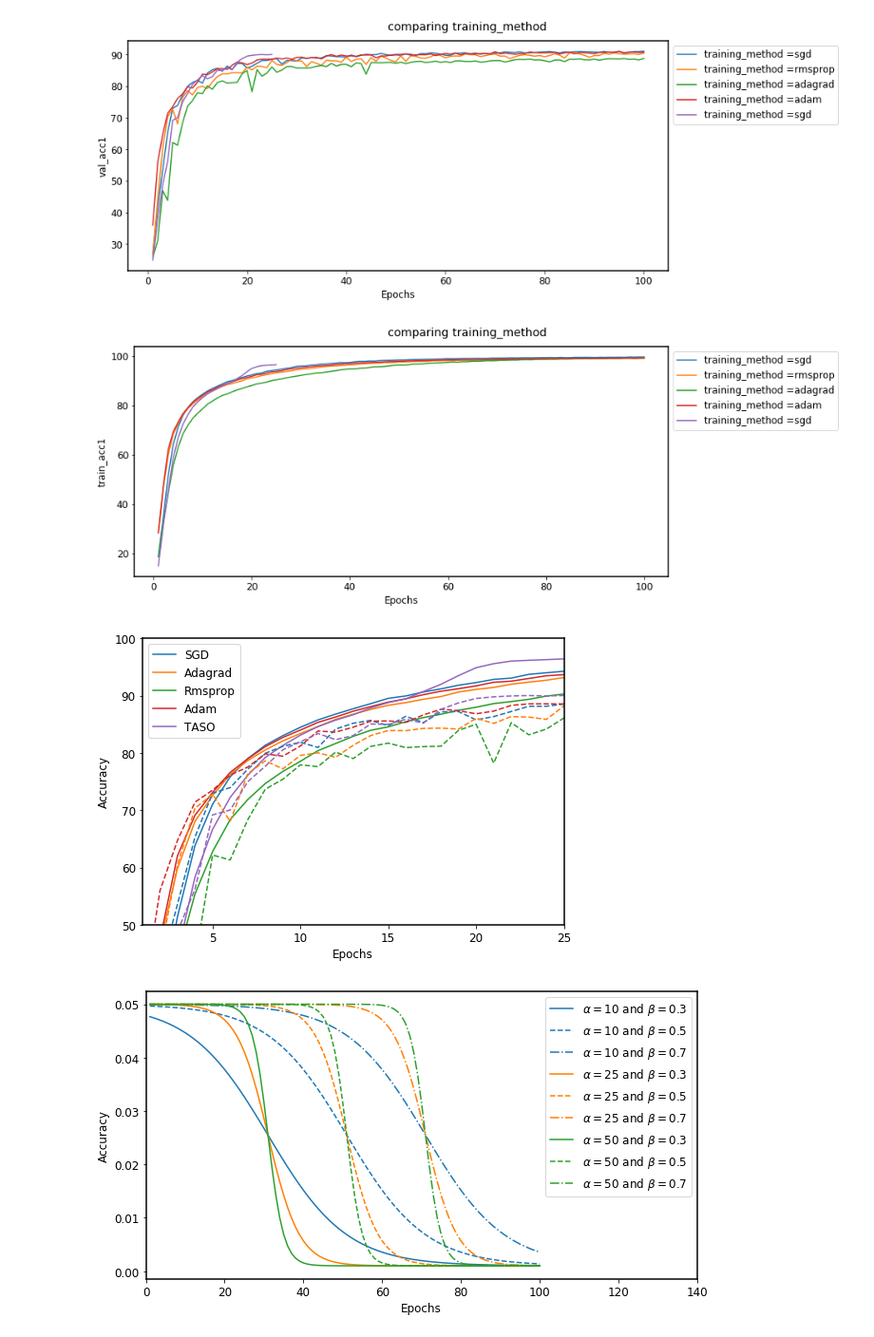
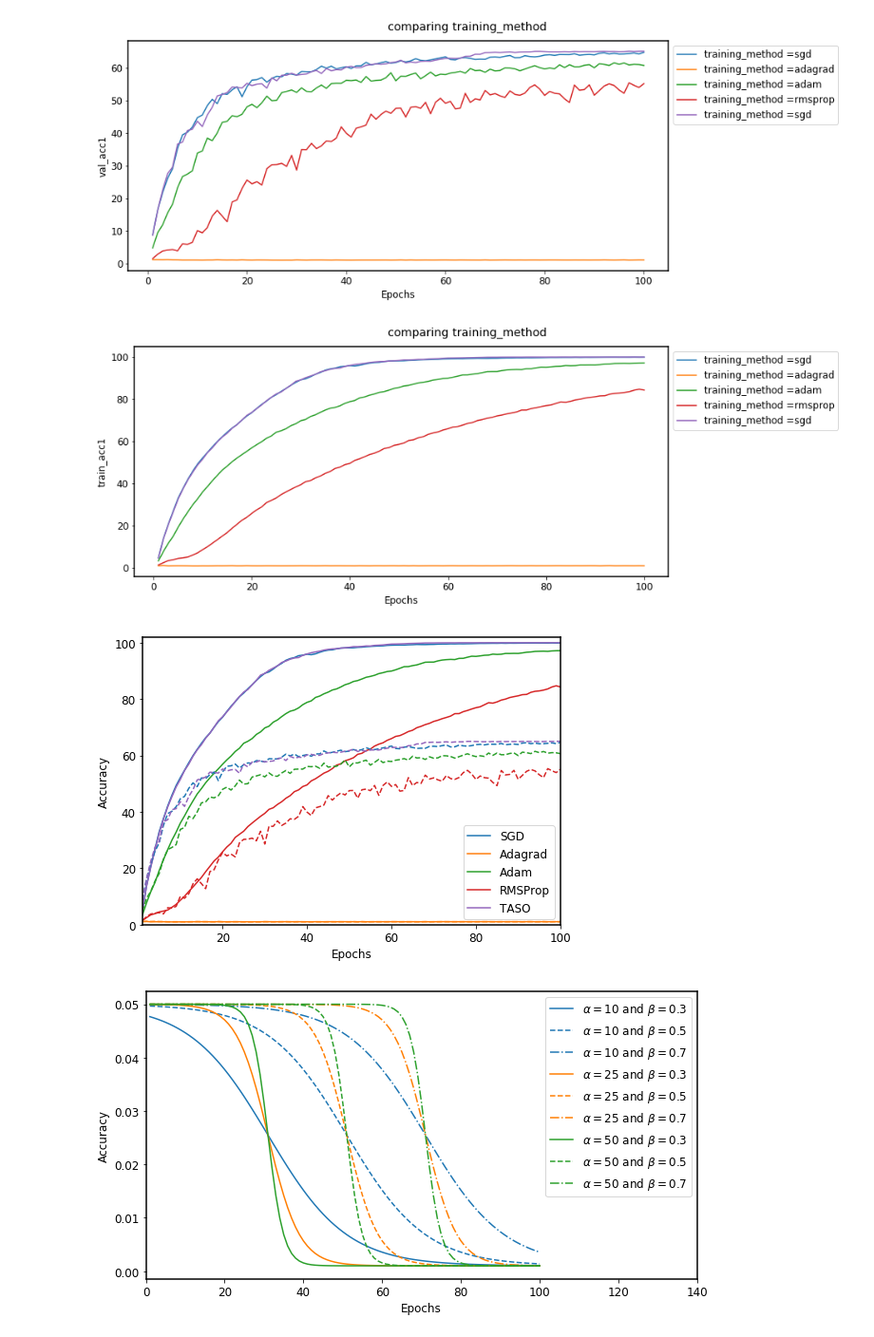
Before and after one commit to pedro-dreyer/masters_code, a Jupyter notebook: notebooks/plot_results_masters_cifar10_vgg19.ipynb, the cells around one changed output. Shown at 95% size. Drawn from its saved outputs; the diff is of its cells as text; code cells hidden in the pictures.

```diff
--- a/notebooks/plot_results_masters_cifar10_vgg19.ipynb
+++ b/notebooks/plot_results_masters_cifar10_vgg19.ipynb
@@ -8,7 +8,7 @@ sys.path.append('..')
 from misc.experiment_loader import *
 import matplotlib
 # %%
-folder_path = '../results/cifar10/vgg19bn_/first_experiment/data/'
+folder_path = '../results/cifar100/vgg19bn_/best_results_cifar_10/'
 full_experiment = FullExperiment(folder_path=folder_path)
 # %%
 font = {'family' : 'normal',
@@ -56,10 +56,10 @@ adagrad_experiments = full_experiment.filter_parameters({'training_method': 'ada
 tas_experiments = full_experiment.filter_parameters({'training_method': 'sgd',
                                                     'learning_method':'tas'})
 
-tas_100 = tas_experiments.filter_parameters({'epochs':100})
-tas_100.list = tas_100.list[9:]
-tas_10 = tas_experiments.filter_parameters({'epochs':10})
-tas_25 = tas_experiments.filter_parameters({'epochs':25})
+# tas_100 = tas_experiments.filter_parameters({'epochs':100})
+# tas_100.list = tas_100.list[9:]
+# tas_10 = tas_experiments.filter_parameters({'epochs':10})
+# tas_25 = tas_experiments.filter_parameters({'epochs':25})
 
 
 sgd_no_momentum.sort_by_results('val_acc1', 'max_mean', reverse=True)
@@ -75,21 +75,21 @@ sgd_experiments.sort_by_results('val_acc1', 'max_mean', reverse=True)
 adagrad_experiments.sort_by_results('val_acc1', 'max_mean', reverse=True)
 adam_experiments.sort_by_results('val_acc1', 'max_mean', reverse=True)
 rmsprop_experiments.sort_by_results('val_acc1', 'max_mean', reverse=True)
-tas_100.sort_by_results('val_acc1', 'max_mean', reverse=True)
-tas_10.sort_by_results('val_acc1', 'max_mean', reverse=True)
-tas_25.sort_by_results('val_acc1', 'max_mean', reverse=True)
+# tas_100.sort_by_results('val_acc1', 'max_mean', reverse=True)
+# tas_10.sort_by_results('val_acc1', 'max_mean', reverse=True)
+# tas_25.sort_by_results('val_acc1', 'max_mean', reverse=True)
 
-best_list_sgd = [sgd_no_momentum.list[0], sgd_momentum.list[0], sgd_nesterov.list[0]]
+# best_list_sgd = [sgd_no_momentum.list[0], sgd_momentum.list[0], sgd_nesterov.list[0]]
 
-best_list_adam = [adam_normal.list[0], adam_amsgrad.list[0]]
+# best_list_adam = [adam_normal.list[0], adam_amsgrad.list[0]]
 
-best_list_rmsprop = [rmsprop_normal.list[0], rmsprop_centered.list[0]]
+# best_list_rmsprop = [rmsprop_normal.list[0], rmsprop_centered.list[0]]
 
 best_list = [sgd_experiments.list[0],
              adagrad_experiments.list[0],
              adam_experiments.list[0],
              rmsprop_experiments.list[0],
-             tas_100.list[0]]
+             tas_experiments.list[0]]
 
 
 # experiments_list = [sgd_experiments, rmsprop_experiments, adagrad_experiments, adam_experiments, tas_25]
@@ -121,24 +103,24 @@ fig1, ax1 = best_experiments.plot_compare_graph(parameters_to_compare=['training
 fig2, ax2 = best_experiments.plot_compare_graph(parameters_to_compare=['training_method'], result_to_compare='train_acc1')
 # fig, ax = best_experiments.plot_compare_graph(parameters_to_compare=['training_method'], result_to_compare='learning_rate')
 # %% [output]
-[figure, old version]
+[figure, new version]
-[figure, old version]
+[figure, new version]
 # %%
 lines = ax1.lines
 for line in lines:
     ax2.plot(line.get_xdata(), line.get_ydata(), color=line.get_color(), linestyle='--')
 # %%
-ax2.legend(['SGD','Adagrad', 'Rmsprop', 'Adam', 'TASO'])
+ax2.legend(['SGD','Adagrad', 'Adam', 'RMSProp', 'TASO'])
 fig2.set_size_inches(7,5)
 ax2.set_xlabel('Epochs')
 ax2.set_ylabel('Accuracy')
-ax2.set_ylim(50,100)
-ax2.set_xlim(1,25)
+ax2.set_ylim(0,102)
+ax2.set_xlim(1,100)
 fig2.suptitle('')
 plt.setp(ax2.spines.values(), linewidth=1.5)
 fig2
 # %% [output]
-[figure, old version]
+[figure, new version]
 # %%
 alpha_list = [10, 25, 50]
 beta_list = [0.3, 0.5, 0.7]
```
Also changed, not shown: parts of 1 cell of this notebook, 4 other files.
